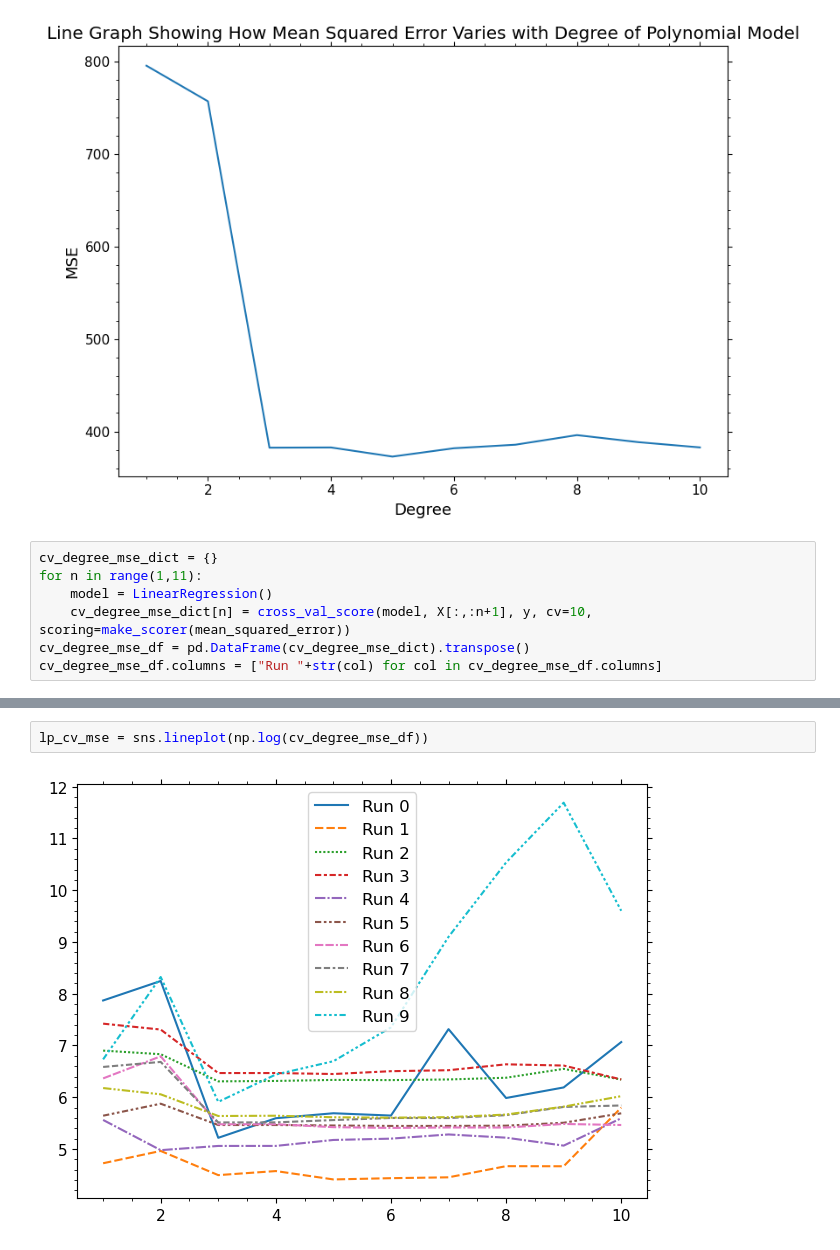
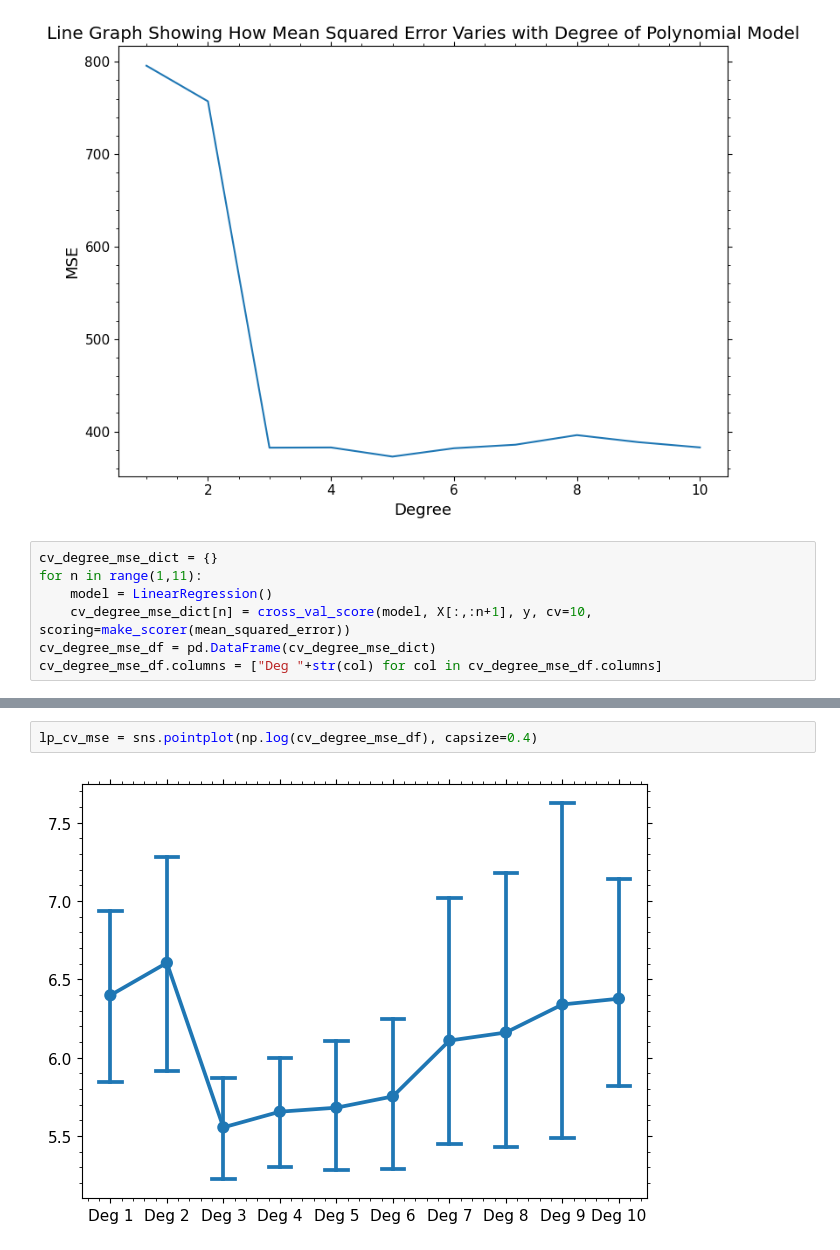
Before and after one commit to james-hughes1/mphildis-coursework, a Jupyter notebook: applied-data-science/Examples1.ipynb, the cells around one changed output, grey strips where cells are left out. Drawn from its saved outputs; the diff is of its cells as text.

```diff
--- a/applied-data-science/Examples1.ipynb
+++ b/applied-data-science/Examples1.ipynb
@@ -178,8 +263,8 @@ cv_degree_mse_dict = {}
 for n in range(1,11):
     model = LinearRegression()
     cv_degree_mse_dict[n] = cross_val_score(model, X[:,:n+1], y, cv=10, scoring=make_scorer(mean_squared_error))
-cv_degree_mse_df = pd.DataFrame(cv_degree_mse_dict).transpose()
-cv_degree_mse_df.columns = ["Run "+str(col) for col in cv_degree_mse_df.columns]
+cv_degree_mse_df = pd.DataFrame(cv_degree_mse_dict)
+cv_degree_mse_df.columns = ["Deg "+str(col) for col in cv_degree_mse_df.columns]
 # %%
 cv_degree_mse_df
 # %% [output]
@@ -197,4 +288,4 @@ cv_degree_mse_df
 # %%
-lp_cv_mse = sns.lineplot(np.log(cv_degree_mse_df))
+lp_cv_mse = sns.pointplot(np.log(cv_degree_mse_df), capsize=0.4)
 # %% [output]
-[figure, old version]
+[figure, new version]
```
Also changed, not shown: parts of 34 cells of this notebook, 1 other file.
